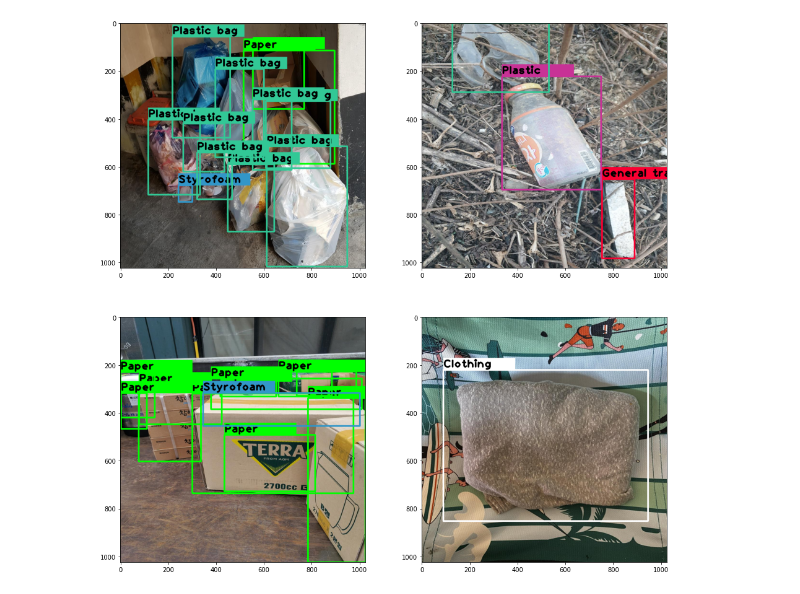
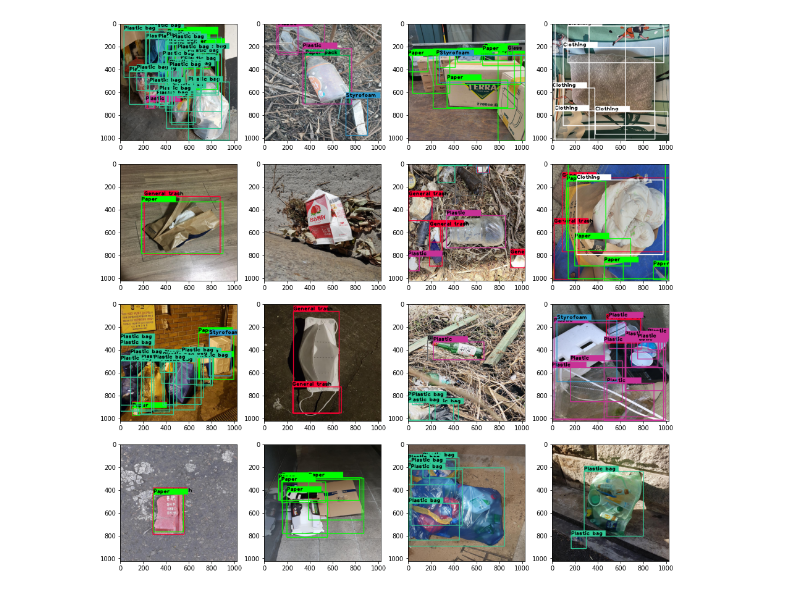
Before and after one commit to boostcampaitech2/object-detection-level2-cv-06, a Jupyter notebook: EDA/LJH_EDA/vizualize_inference.ipynb, the cells around one changed output. Saved outputs shown, nothing was run; the diff lists cells and outputs as text; code cells hidden in the pictures.

Commit message:
[MODIFY] use only submission file to visualize

```diff
--- a/EDA/LJH_EDA/vizualize_inference.ipynb
+++ b/EDA/LJH_EDA/vizualize_inference.ipynb
@@ -26,7 +26,7 @@ classes = ("General trash", "Paper", "Paper pack", "Metal", "Glass",
 ##수정 가능
 root = '/opt/ml/detection/'
 csv_root = '/opt/ml/detection/mmdetection/work_dirs/faster_rcnn_r50_fpn_1x_trash/submission_latest.csv' #'/opt/ml/personel/output.csv'
-viz_num = 4
+viz_num = 16
 thresh = 0.3
 ##이후 수정 불가능
 
@@ -51,30 +51,30 @@ def box2coord(bboxes: str):
 # %%
 class_name_list = ['General trash', 'Paper', 'Paper pack', 'Metal', 'Glass', 'Plastic', 'Styrofoam', 'Plastic bag', 'Battery', 'Clothing']
 class_color_list = [(250,0,50), (0, 255, 0), (0, 180, 80), (185, 185, 185), (100, 100, 100), (200, 50, 150), (50, 150, 200), (50, 200, 150), (200, 200, 200), (255,255,255)]
 submission_set = pd.read_csv(csv_root)
 
 plt.figure(figsize=(16,16))
-for i, datas in enumerate(data_loader):
+for i, datas in enumerate(range(submission_set.shape[0])):
     if i == viz_num: break
     bboxes, img_dir = submission_set.iloc[i, :]
     bbox_list = box2coord(bboxes)
     image = cv2.imread(os.path.join(root, 'dataset/', img_dir))
     image = cv2.cvtColor(image, cv2.COLOR_BGR2RGB).astype(np.float32)
     # image /= 255.0
 
     for box in bbox_list:
         if box['confidence'] >= thresh:
             label_idx = box['label']
             cv2.rectangle(image, (box['x_max'], box['y_max']), (box['x_min'], box['y_min']), class_color_list[label_idx], 5)
 
             text = class_name_list[label_idx]
             cv2.rectangle(image, (box['x_min'], box['y_min'] - 50), (box['x_min'] + 300, box['y_min']), class_color_list[label_idx], -1)
             cv2.putText(image, text, (int(box['x_min']), int(box['y_min'] - 10)), cv2.FONT_HERSHEY_PLAIN, 3, (0,0,0), 5, cv2.LINE_AA)
 
     plt.subplot(np.math.sqrt(viz_num), np.math.sqrt(viz_num), i+1)
     plt.imshow(image.astype(np.uint8))
 
 
 plt.show()
 # %% [output]
-[figure, old version]
+[figure, new version]
```
